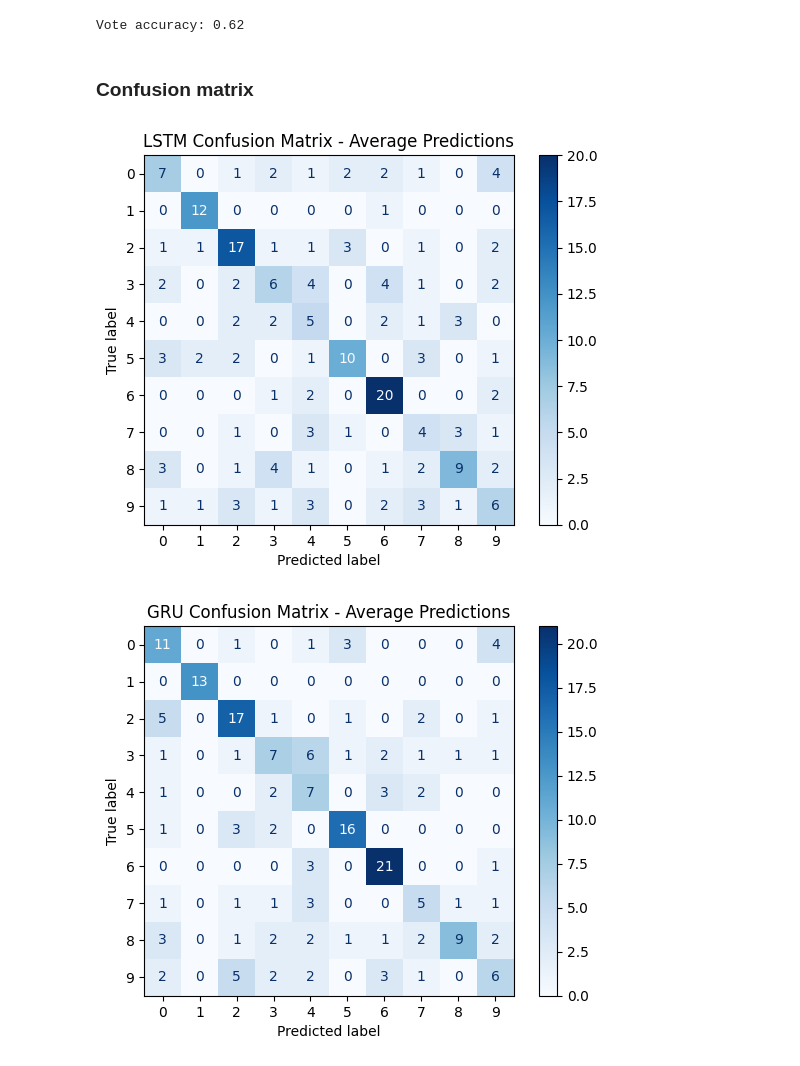
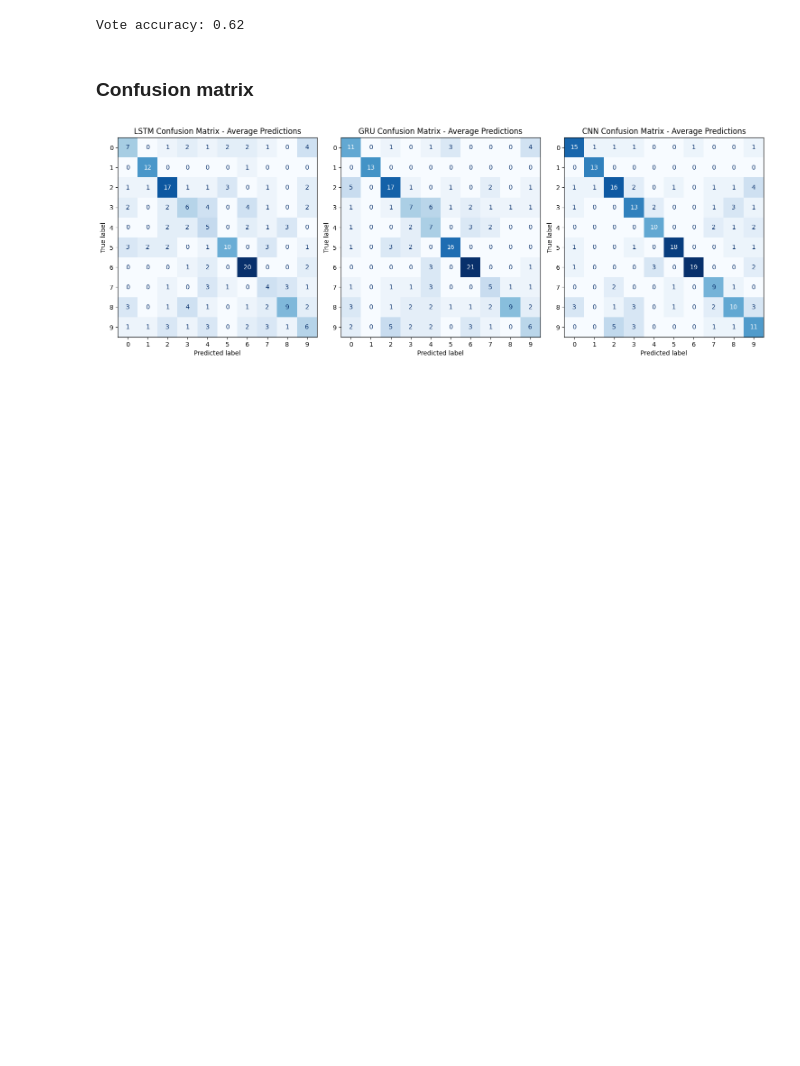
Before and after one commit to FlavRei/music-classifier, a Jupyter notebook: notebooks/exploration.ipynb, the cells around one changed output. Drawn from its saved outputs; the diff is of its cells as text; code cells hidden in the pictures; blank space fills up the shorter version.

```diff
--- a/notebooks/exploration.ipynb
+++ b/notebooks/exploration.ipynb
@@ -326,26 +326,27 @@ Vote accuracy: 0.62
 # %%
 ltsm_preds_avg_class = np.argmax(np.mean([preds_lstm], axis=0), axis=1)
 gru_preds_avg_class = np.argmax(np.mean([preds_gru], axis=0), axis=1)
 cnn_preds_avg_class = np.argmax(np.mean([preds_cnn], axis=0), axis=1)
 
 lstm_cm_avg = confusion_matrix(np.argmax(y_test_encoded, axis=1), ltsm_preds_avg_class)
 gru_cm_avg = confusion_matrix(np.argmax(y_test_encoded, axis=1), gru_preds_avg_class)
 cnn_cm_avg = confusion_matrix(np.argmax(y_test_encoded, axis=1), cnn_preds_avg_class)
 
+fig, axes = plt.subplots(1, 3, figsize=(15, 5))
+
 disp = ConfusionMatrixDisplay(confusion_matrix=lstm_cm_avg)
-disp.plot(cmap=plt.cm.Blues)
-plt.title("LSTM Confusion Matrix - Average Predictions")
-plt.show()
+disp.plot(ax=axes[0], cmap=plt.cm.Blues, colorbar=False)
+axes[0].set_title("LSTM Confusion Matrix - Average Predictions")
 
 disp = ConfusionMatrixDisplay(confusion_matrix=gru_cm_avg)
-disp.plot(cmap=plt.cm.Blues)
-plt.title("GRU Confusion Matrix - Average Predictions")
-plt.show()
+disp.plot(ax=axes[1], cmap=plt.cm.Blues, colorbar=False)
+axes[1].set_title("GRU Confusion Matrix - Average Predictions")
 
 disp = ConfusionMatrixDisplay(confusion_matrix=cnn_cm_avg)
-disp.plot(cmap=plt.cm.Blues)
-plt.title("CNN Confusion Matrix - Average Predictions")
+disp.plot(ax=axes[2], cmap=plt.cm.Blues, colorbar=False)
+axes[2].set_title("CNN Confusion Matrix - Average Predictions")
+
+plt.tight_layout()
 plt.show()
 # %% [output]
-[figure, old version]
+[figure, new version]
-[figure, removed]
```
Also changed, not shown: parts of 1 cell of this notebook, 8 other files.
